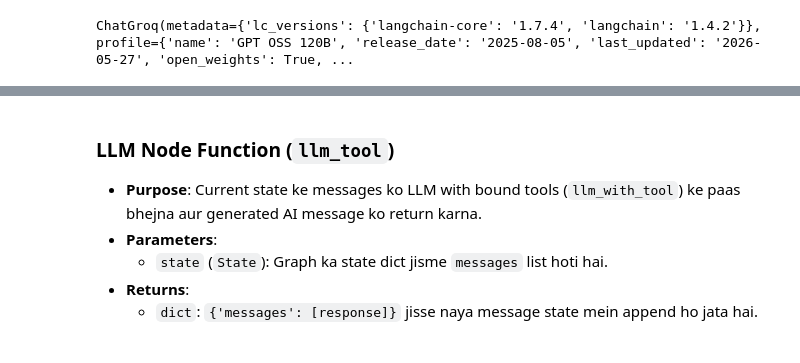
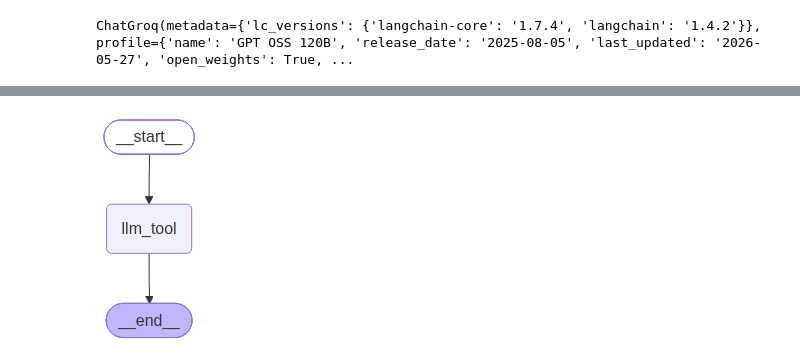
Before and after one commit to MohitPayasi/generative-ai-and-agents, a Jupyter notebook: langchain_langgraph/section_11/chain_with_langgraph.ipynb, the cells around one changed output, grey strips where cells are left out. Saved outputs shown, nothing was run; the diff lists cells and outputs as text; code cells hidden in the pictures.

Commit message:
feat: add section 11 notebooks for LangGraph chains and basics

```diff
--- a/langchain_langgraph/section_11/chain_with_langgraph.ipynb
+++ b/langchain_langgraph/section_11/chain_with_langgraph.ipynb
@@ -139,15 +130,9 @@ class State(TypedDict):
 # %%
+#massages as state
 from langchain.messages import AnyMessage
 from typing import Annotated
 from typing_extensions import TypedDict
 from langgraph.graph.message import add_messages
-
 class State(TypedDict):
-    messages: Annotated[list[AnyMessage], add_messages]
+    message:Annotated[list[AnyMessage], add_messages]
+    name:str
-# %% [markdown]
-### LLM Node Function (`llm_tool`)
-- **Purpose**: Current state ke messages ko LLM with bound tools (`llm_with_tool`) ke paas bhejna aur generated AI message ko return karna.
-- **Parameters**:
-  - `state` (`State`): Graph ka state dict jisme `messages` list hoti hai.
-- **Returns**:
-  - `dict`: `{'messages': [response]}` jisse naya message state mein append ho jata hai.
@@ -154,6 +141,18 @@ class State(TypedDict):
 # %%
-from langgraph.graph import StateGraph, START, END
+from openai.types.fine_tuning.alpha.grader_run_response import GraderRunResponse
+from langgraph.graph import StateGraph,START,END
+# chatbot node functionality
+def llm_tool(state:State):
+    return {'messages':[llm_with_tool.invoke(state['message'])]}
 
-def llm_tool(state: State):
-    msgs = state.get('messages', [])
-    return {'messages': [llm_with_tool.invoke(msgs)]}
+graph= StateGraph(State)
+
+graph.add_node('llm_tool', llm_tool)
+
+graph.add_edge(START,'llm_tool')
+
+graph.add_edge('llm_tool', END)
+
+graph.compile()
+# %% [output]
+[figure, added]
```
Also changed, not shown: parts of 19 cells of this notebook, 1 other file.
